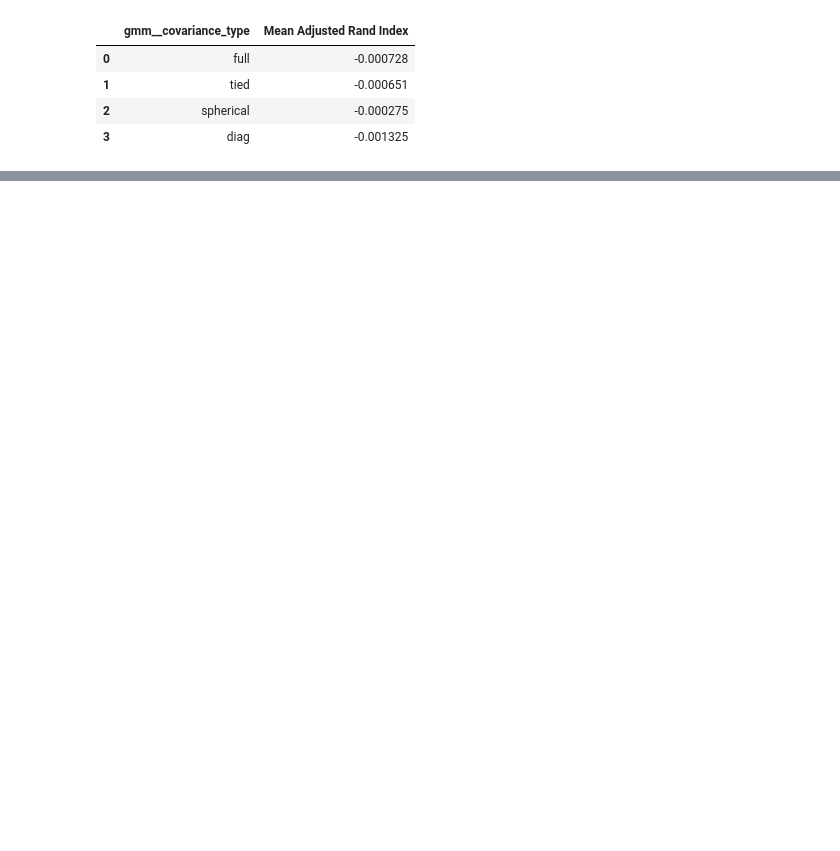
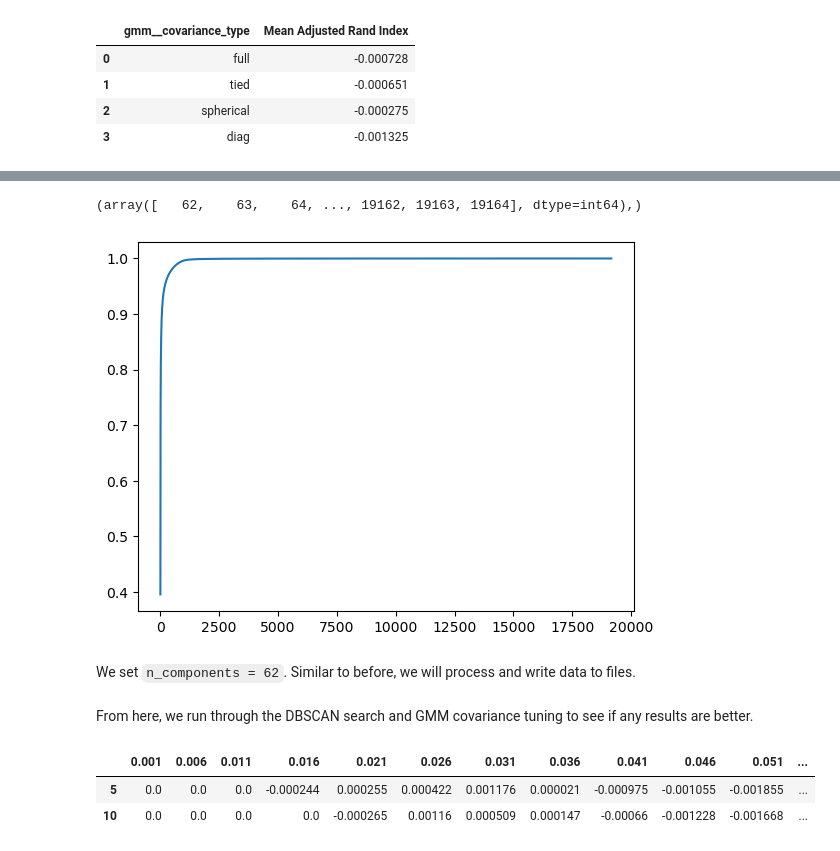
Before and after one commit to TianranBaoUCSD/COGS118_Final_Project_Group_XXX, a Jupyter notebook: KernelPCA.ipynb, the cells around one changed output, grey strips where cells are left out. Cells and saved outputs as stored; diff of their text form; code cells hidden in the pictures; blank space fills up the shorter version.

```diff
--- a/KernelPCA.ipynb
+++ b/KernelPCA.ipynb
@@ -118,0 +155,11 @@ GMMs do not perform well on kerneled data, either. Our procedures would seem to
+# %%
+# Plotting cumulative sum.
+
+variance_array = np.cumsum(fitted_kernel_pca.eigenvalues_) / np.sum(fitted_kernel_pca.eigenvalues_)
+plt.plot(variance_array)
+np.where(variance_array > 0.9)
+# %% [output]
+(array([   62,    63,    64, ..., 19162, 19163, 19164], dtype=int64),)
+[figure, added]
+# %% [markdown]
+We set `n_components = 62`. Similar to before, we will process and write data to files.
@@ -118,0 +175,2 @@ GMMs do not perform well on kerneled data, either. Our procedures would seem to
+# %% [markdown]
+From here, we run through the DBSCAN search and GMM covariance tuning to see if any results are better.
@@ -118,0 +186,6 @@ GMMs do not perform well on kerneled data, either. Our procedures would seem to
+# %%
+dbs_ari
+# %% [output]
+|  | 0.001 | 0.006 | 0.011 | 0.016 | 0.021 | 0.026 | 0.031 | 0.036 | 0.041 | 0.046 | 0.051 | ... |
+| 5 | 0.0 | 0.0 | 0.0 | -0.000244 | 0.000255 | 0.000422 | 0.001176 | 0.000021 | -0.000975 | -0.001055 | -0.001855 | ... |
+| 10 | 0.0 | 0.0 | 0.0 | 0.0 | -0.000265 | 0.00116 | 0.000509 | 0.000147 | -0.00066 | -0.001228 | -0.001668 | ... |
```
Also changed, not shown: parts of 12 cells of this notebook.
